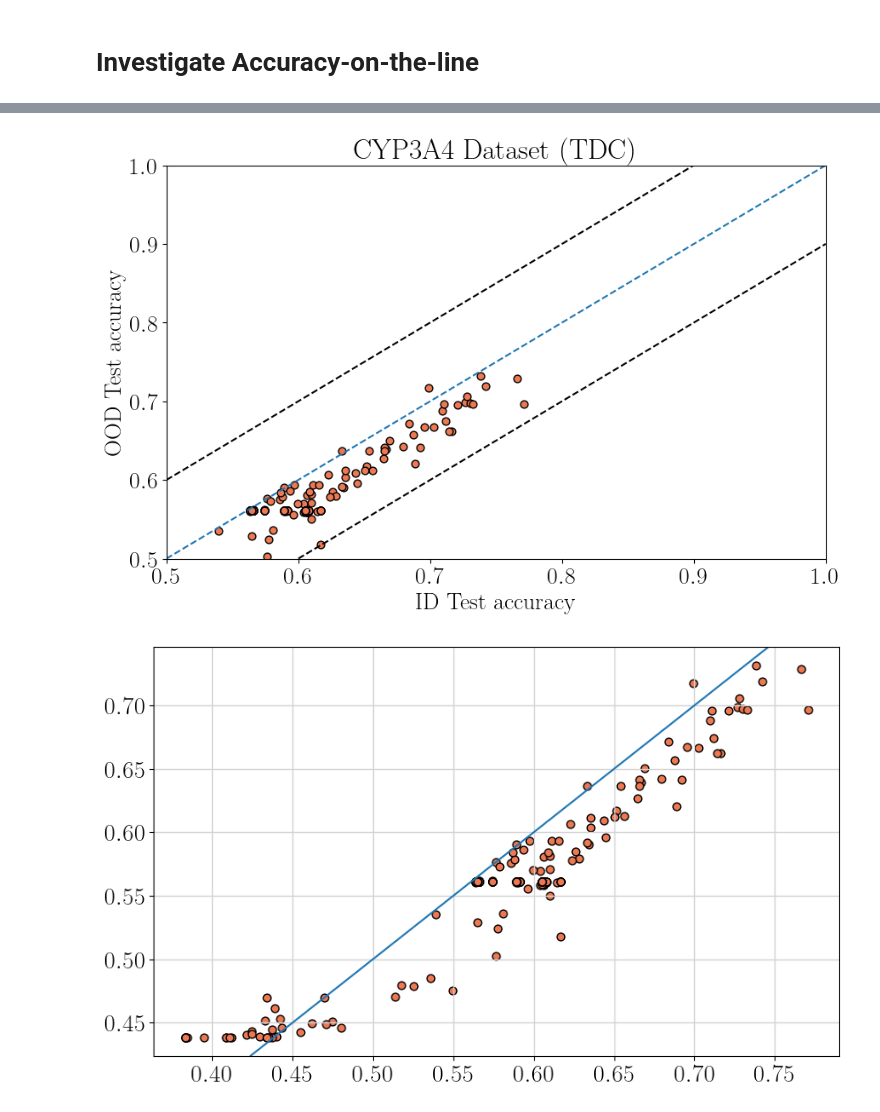
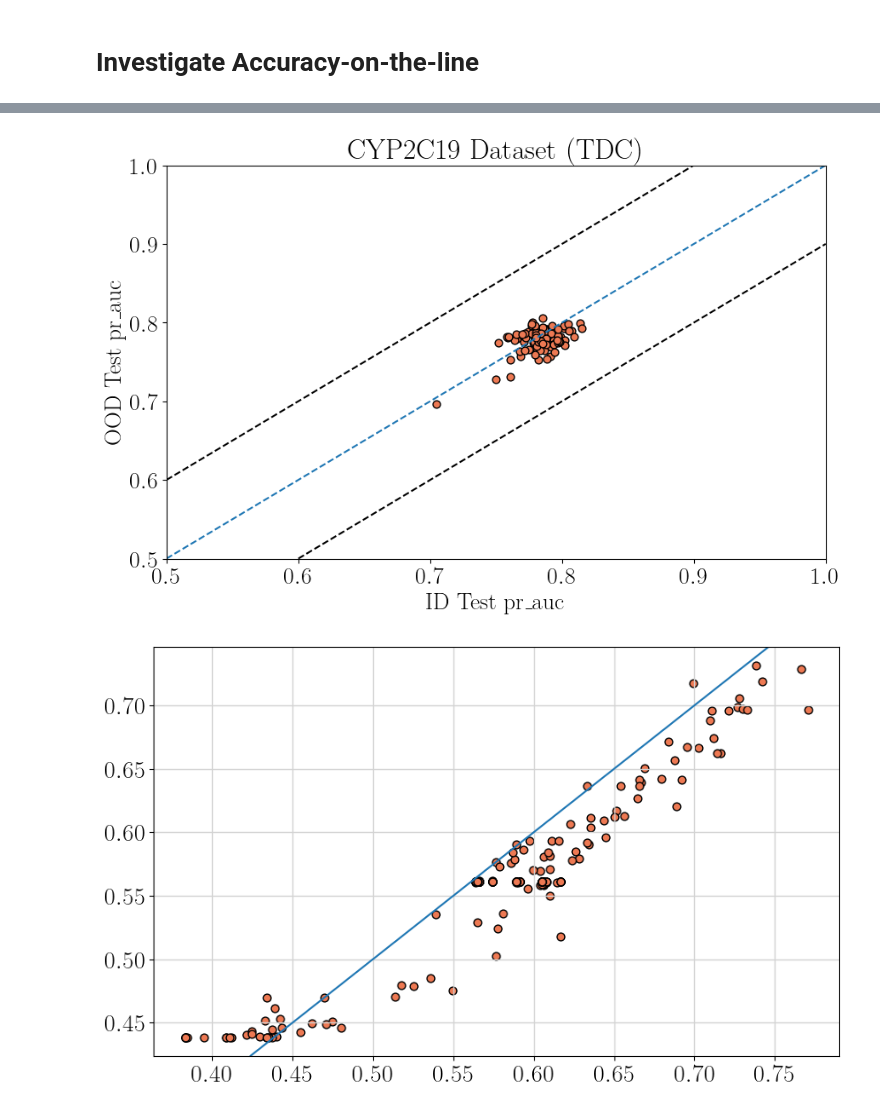
Before and after one commit to HFooladi/ALineMol, a Jupyter notebook: notebooks/example.ipynb, the cells around one changed output, grey strips where cells are left out. Drawn from its saved outputs; the diff is of its cells as text; code cells hidden in the pictures.

```diff
--- a/notebooks/example.ipynb
+++ b/notebooks/example.ipynb
@@ -212,8 +213,8 @@ roc_curve(test_df['label'], predction_df['label'])
 3
 # %%
 from alinemol.utils import eval_roc_auc, eval_pr_auc, eval_acc
-df1= pd.read_csv(os.path.join(SPLIT_PATH, "scaffold", "external_test.csv"))
-df2 = pd.read_csv(os.path.join(repo_path, "classification_inference_results", "prediction.csv"))
+df1= pd.read_csv(os.path.join(SPLIT_PATH, "test_0.csv"))
+df2 = pd.read_csv(os.path.join(RESULTS_PATH, "GCN", "1", "prediction.csv"))
 
 print(f"ROC-AUC score: {eval_roc_auc(df1, df2)}")
 print(f"PR-AUC score: {eval_pr_auc(df1, df2)}")
@@ -240,10 +241,11 @@ trained_model_path
 # accuracy, roc_auc or pr_auc
 #Accuracy
 dataset_category="TDC"
-dataset_names="CYP3A4"
+dataset_names="CYP2C19"
 split_type="scaffold"
-filename="external_test.csv"
+filenames=[f"test_{i}.csv" for i in range(0, 10)]
 SPLIT_PATH = os.path.join(DATASET_PATH, dataset_category, dataset_names, "split")
+RESULTS_PATH = os.path.join(repo_path, "classification_results", dataset_category, dataset_names, split_type)
 
 
 model_names=["GCN","GAT", "Weave", "MPNN", "AttentiveFP", "NF", "gin_supervised_contextpred", "gin_supervised_edgepred", "gin_supervised_masking", "gin_supervised_infomax"]
@@ -257,18 +259,32 @@ OOD_test_roc_auc=[]
 ID_test_pr_auc=[]
 OOD_test_pr_auc=[]
 
-for model_name in model_names:
-    for i in range(1, 21):
-        df = pd.read_csv(os.path.join("classification_results", dataset_category, dataset_names, model_name, str(i), "eval.txt"), sep=":", header=None)
-        ID_test_accuracy.append(df.iloc[1, 1])
-        ID_test_roc_auc.append(df.iloc[2, 1])
-        ID_test_pr_auc.append(df.iloc[3, 1])
+test_size = []
+
+for i in range(0, 10):
+    for model_name in model_names:
+            df = pd.read_csv(os.path.join(RESULTS_PATH, model_name, str(i + 1), "eval.txt"), sep=":", header=None)
+            ID_test_accuracy.append(df.iloc[1, 1])
+            ID_test_roc_auc.append(df.iloc[2, 1])
+            ID_test_pr_auc.append(df.iloc[3, 1])
 
 
-df1= pd.read_csv(os.path.join(SPLIT_PATH, split_type, filename))
-for model_name in model_names:
-    for i in range(1, 21):
-        df = pd.read_csv(os.path.join("classification_inference_results", dataset_category, dataset_names, model_name, str(i), "prediction.csv"))
+for i, filename in enumerate(filenames):
+    df1 = pd.read_csv(os.path.join(SPLIT_PATH, split_type, filename))
+    print(df1.shape)
+    for model_name in model_names:
+        df = pd.read_csv(os.path.join(RESULTS_PATH, model_name, str(i+1), "prediction.csv"))
+        print(df.shape)
         OOD_test_accuracy.append(eval_acc(df1, df))
         OOD_test_roc_auc.append(eval_roc_auc(df1, df))
         OOD_test_pr_auc.append(eval_pr_auc(df1, df))
+        test_size.append(df1.shape[0])
+
+results = pd.DataFrame({"ID_test_accuracy": ID_test_accuracy, "OOD_test_accuracy": OOD_test_accuracy,
+                            "ID_test_roc_auc": ID_test_roc_auc, "OOD_test_roc_auc": OOD_test_roc_auc,
+                            "ID_test_pr_auc": ID_test_pr_auc, "OOD_test_pr_auc": OOD_test_pr_auc})
+
+results["model"] = ([model_name for i in range(0, 10) for model_name in model_names])
+results["test_size"] = test_size
+results["split"] = split_type
+results["dataset"] = dataset_names
@@ -351,7 +380,7 @@ plt.show()
 # %%
-plot_ID_OOD(ID_test_accuracy, OOD_test_accuracy, dataset_category=dataset_category, dataset_name=dataset_names, metric="accuracy")
+plot_ID_OOD(ID_test_accuracy, OOD_test_accuracy, dataset_category=dataset_category, dataset_name=dataset_names, metric="pr_auc")
 # %% [output]
-[figure, old version]
+[figure, new version]
 # %%
 dffig, ax = plt.subplots(1, 1, figsize=(10, 6))
 ax.scatter(ID_test_accuracy, OOD_test_accuracy, color=light_color, s=40, edgecolor=dark_color, linewidth=1)
```
Also changed, not shown: parts of 12 cells of this notebook, 1 other file.
